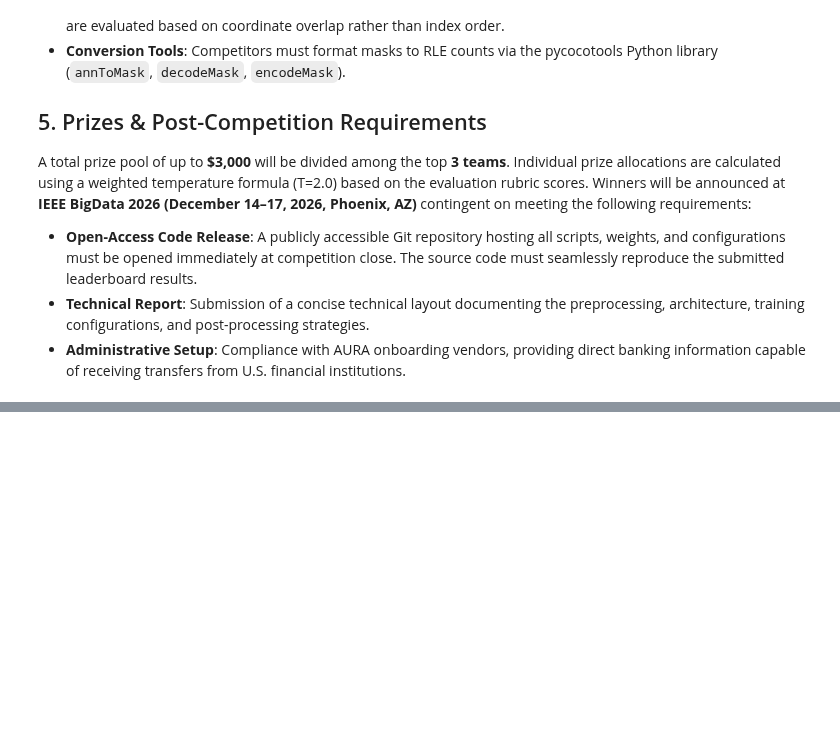
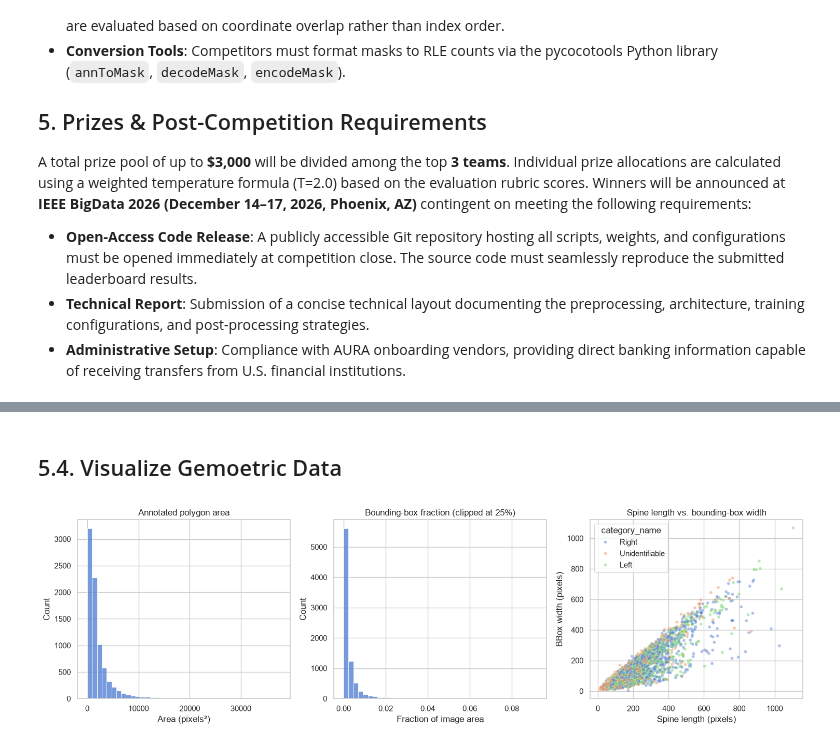
Before and after one commit to PandaDev0069/filament-segmentation-2026, a Jupyter notebook: Solar_Filament_Segmentation_2026.ipynb, the cells around one changed output, grey strips where cells are left out. Saved outputs shown, nothing was run; the diff lists cells and outputs as text; code cells hidden in the pictures; blank space fills up the shorter version.

```diff
--- a/Solar_Filament_Segmentation_2026.ipynb
+++ b/Solar_Filament_Segmentation_2026.ipynb
@@ -220,0 +693,43 @@ In this section, we will perform an exploratory data analysis (EDA) on the MAGFi
+# %% [markdown]
+## 5.4. Visualize Gemoetric Data
+# %%
+# =============================================
+# 5.4. Visualize Gemoetric Data
+# =============================================
+fig, axes = plt.subplots(1, 3, figsize=(15, 4.5))
+
+# Panel 1: Explicitly pass the Series to x to satisfy the type checker
+sns.histplot(x=annotation_geometry["area"], bins=40, ax=axes[0])
+axes[0].set(title="Annotated polygon area", xlabel="Area (pixels²)")
+
+# Panel 2: Explicitly pass the clipped Series to x
+sns.histplot(
+    x=annotation_geometry["bbox_area_fraction"].clip(upper=0.25),
+    bins=40,
+    ax=axes[1],
+)
+axes[1].set(
+    title="Bounding-box fraction (clipped at 25%)",
+    xlabel="Fraction of image area",
+)
+
+# Panel 3: Correlation scatterplot (data=DataFrame matches structural type stubs)
+sns.scatterplot(
+    data=annotation_geometry,
+    x="spine_length_px",
+    y="bbox_width",
+    hue="category_name",
+    alpha=0.45,
+    s=18,
+    ax=axes[2],
+)
+axes[2].set(
+    title="Spine length vs. bounding-box width",
+    xlabel="Spine length (pixels)",
+    ylabel="BBox width (pixels)",
+)
+
+plt.tight_layout()
+plt.show()
+# %% [output]
+[figure, added]
```
Also changed, not shown: parts of 52 cells of this notebook, 10 other files.
